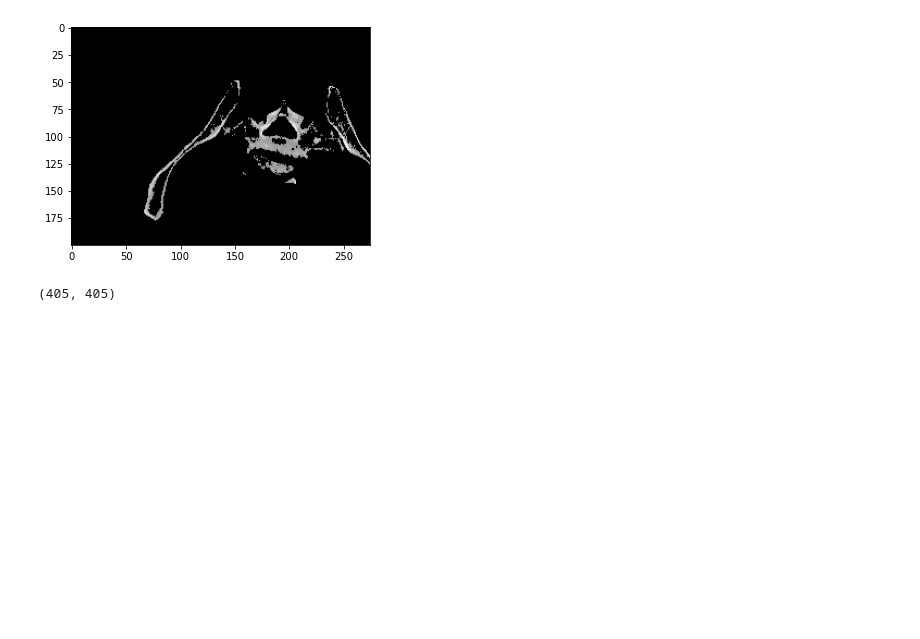
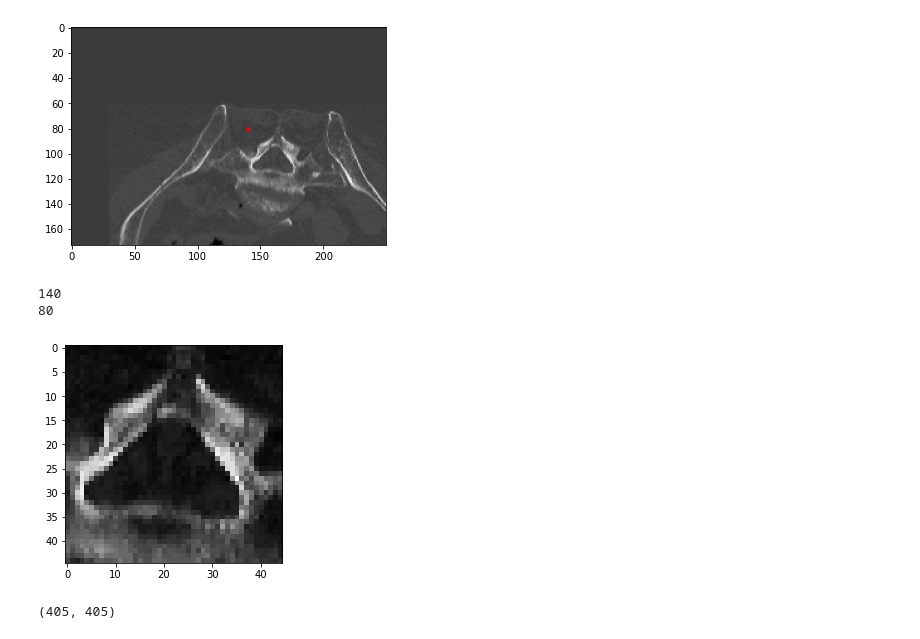
Before and after one commit to aasong113/CT_View_Planning_DeepRL, a Jupyter notebook: gym-child_thresholded_NN/Image_metrics_viewer.ipynb, the cells around one changed output. Drawn from its saved outputs; the diff is of its cells as text; code cells hidden in the pictures; blank space fills up the shorter version.

```diff
--- a/gym-child_thresholded_NN/Image_metrics_viewer.ipynb
+++ b/gym-child_thresholded_NN/Image_metrics_viewer.ipynb
@@ -24,20 +24,23 @@ def shift_image(X, dx, dy):
     return X
 # %%
-thresholded = openIMG('z_bottom_right.png')
+thresholded = openIMG('cadaver_slice_117_grey.png')
 print(thresholded.shape)
+plt.imshow(thresholded, cmap = 'gray')
+plt.show()
 
-cropped = thresholded[ 175:375, 125:400]
+cropped = thresholded[122:295, 62:312]
+# cropped = np.pad(cropped, ((40, 40), (40, 40)), 'edge')
+
+pad_val = np.mean(cropped[5:10, 5:10])
+plt.imshow(cropped, cmap = 'gray')
+x = 110
+y = 20
+plt.scatter(x, y, s=10, c='red', marker='o')
+plt.show()
 
 
-plt.imshow(cropped, cmap = 'gray')
+size = 45
+plt.imshow(cropped[y:y+size, x:x+size], cmap = 'gray')
 plt.show()
-
-y = 225
-x = 230
-size = 45
-plt.imshow(cropped[x:x+size, y:y+size], cmap = 'gray')
-plt.show()
-
-print(np.mean(thresholded[x:x+size, y:y+size]))
 # %% [output]
 (405, 405)
@@ -47,9 +50,28 @@ print(np.mean(thresholded[x:x+size, y:y+size]))
 # %%
-shifted_img = shift_image(cropped, 50,25)
+x_trans = 30
+y_trans = 60
+shifted_img = shift_image(cropped, x_trans, y_trans, pad_val)
+plt.scatter(x+x_trans, y+y_trans, s=10, c='red', marker='o')
 plt.imshow(shifted_img, cmap = 'gray')
 plt.show()
+
+new_x = x + x_trans
+new_y = y + y_trans
+print(new_x)
+print(new_y)
+plt.imshow(shifted_img[new_y:new_y+size, new_x:new_x+size], cmap = 'gray')
+plt.show()
+
+
+# new_shifted = shifted_img[y_trans:shifted_img.shape[0], x_trans:shifted_img.shape[1]]
+# check = np.pad(new_shifted, ((45, 0), (45, 0)), 'edge')
+# plt.imshow(check, cmap = 'gray')
+# plt.show()
 # %% [output]
-[figure, old version]
+[figure, new version]
+140
+80
+[figure, added]
 # %%
 from PIL import Image
 im = Image.fromarray(shifted_img)
```
Also changed, not shown: parts of 4 cells of this notebook, 10 other files.
